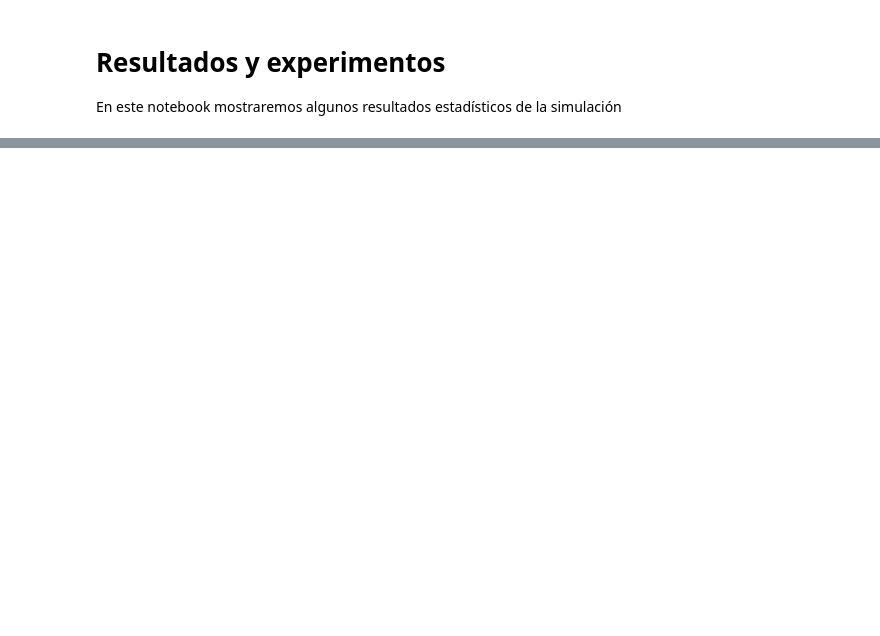
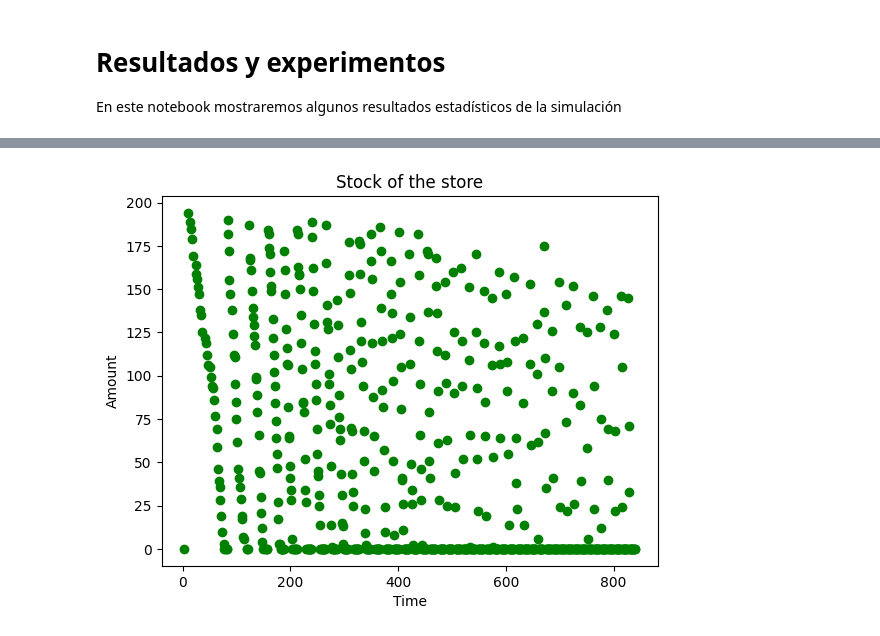
Before and after one commit to IronBeardX/sim_project, a Jupyter notebook: clean_code/results.ipynb, the cells around one changed output, grey strips where cells are left out. Saved outputs shown, nothing was run; the diff lists cells and outputs as text; code cells hidden in the pictures; blank space fills up the shorter version.

```diff
--- a/clean_code/results.ipynb
+++ b/clean_code/results.ipynb
@@ -24,0 +21,4 @@ sim_statistics.plot_sells()
+# %%
+sim_statistics.plot_stock()
+# %% [output]
+[figure, added]
```
Also changed, not shown: parts of 3 cells of this notebook, 4 other files.
